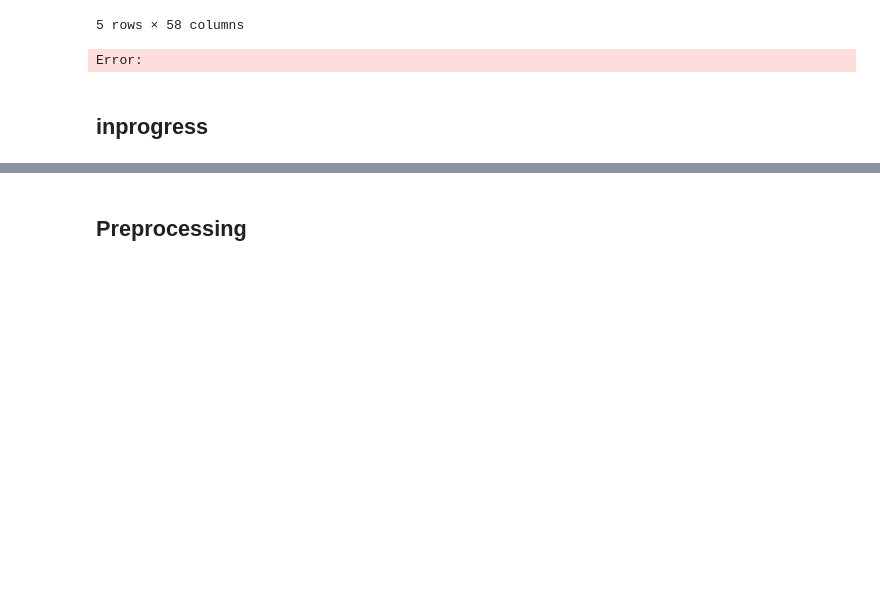
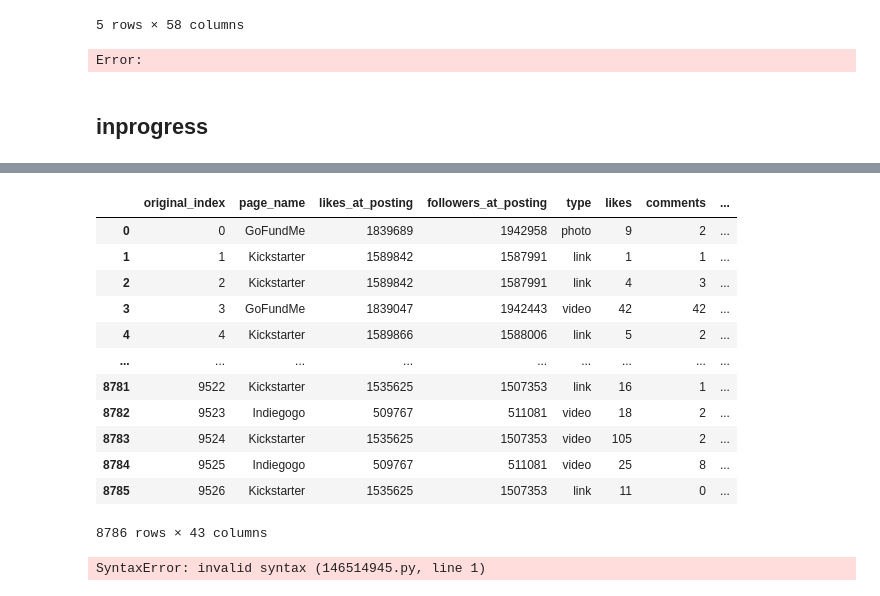
Before and after one commit to Akhil-Theerthala/Crowdfunding-Social-Media-Drivers, a Jupyter notebook: Data/initial_data_processing.ipynb, the cells around one changed output, grey strips where cells are left out. Saved outputs shown, nothing was run; the diff lists cells and outputs as text; code cells hidden in the pictures; blank space fills up the shorter version.

```diff
--- a/Data/initial_data_processing.ipynb
+++ b/Data/initial_data_processing.ipynb
@@ -531,5 +561,5 @@ topic_idx2label = {
     '10':	'Tech and Travel Gear'
 }
 # %%
-topic_cols = [f"topic_{x}" for x in range(11)]
+topic_cols = [f"topic_{x}" for x in range(8)]
 post_data.drop(topic_cols, axis=1, inplace=True)
@@ -536,10 +570,57 @@ post_data.drop(topic_cols, axis=1, inplace=True)
+# %%
+def get_topic_distribution(lda_model, corpus):
+    topic_distribution = []
+    for i in tqdm(range(len(corpus))):
+        topic_distribution.append(lda_model.get_document_topics(corpus[i]))
+    return topic_distribution
+
+def get_topic_scores(topic_distribution, num_topics):
+    all_topic_scores = []  # Renamed to avoid confusion
+
+
+    for i in range(len(topic_distribution)):
+        dist_scores = []
+        dist = topic_distribution[i]
+        topics_in_dist = [x[0] for x in dist]
+        topic_scores = [
+            x[1] for x in dist
+        ]  # This is okay, doesn't overwrite all_topic_scores
+        for topic_idx in range(num_topics):
+            if topic_idx not in topics_in_dist:
+                dist_scores.append(0)
+            else:
+                dist_scores.append(topic_scores[topics_in_dist.index(topic_idx)])
+
+        all_topic_scores.append(dist_scores)  # Append to the correct list
+
+    all_topic_scores = pd.DataFrame(
+        all_topic_scores, columns=[f"topic_{x}" for x in range(num_topics)]
+    )
+
+    return all_topic_scores
 # %%
 topic_distribution = get_topic_distribution(lda_model, corpus)
-all_topic_scores = get_topic_scores(topic_distribution)
+all_topic_scores = get_topic_scores(topic_distribution, lda_model.num_topics)
 
 post_data = pd.concat([post_data, all_topic_scores], axis=1)
-# post_data.drop(["post_text", "emoji_reactions"], axis=1, inplace=True)
+post_data.drop(["post_text", "emoji_reactions"], axis=1, inplace=True)
 post_data.to_csv(current_dir + "processed_data.csv", index=False)
+# %%
+post_data
+# %% [output]
+|  | original_index | page_name | likes_at_posting | followers_at_posting | type | likes | comments | ... |
+| 0 | 0 | GoFundMe | 1839689 | 1942958 | photo | 9 | 2 | ... |
+| 1 | 1 | Kickstarter | 1589842 | 1587991 | link | 1 | 1 | ... |
+| 2 | 2 | Kickstarter | 1589842 | 1587991 | link | 4 | 3 | ... |
+| 3 | 3 | GoFundMe | 1839047 | 1942443 | video | 42 | 42 | ... |
+| 4 | 4 | Kickstarter | 1589866 | 1588006 | link | 5 | 2 | ... |
+| ... | ... | ... | ... | ... | ... | ... | ... | ... |
+| 8781 | 9522 | Kickstarter | 1535625 | 1507353 | link | 16 | 1 | ... |
+| 8782 | 9523 | Indiegogo | 509767 | 511081 | video | 18 | 2 | ... |
+| 8783 | 9524 | Kickstarter | 1535625 | 1507353 | video | 105 | 2 | ... |
+| 8784 | 9525 | Indiegogo | 509767 | 511081 | video | 25 | 8 | ... |
+| 8785 | 9526 | Kickstarter | 1535625 | 1507353 | link | 11 | 0 | ... |
+8786 rows × 43 columns
 # %%
 top_words_per_topic = []
 for topic_id in range(lda_model.num_topics):
@@ -549,5 +630,16 @@ for topic_id in range(lda_model.num_topics):
 top_words_per_topic = pd.DataFrame(top_words_per_topic).T
 top_words_per_topic.columns = [f"topic_{x}" for x in range(12)]
 top_words_per_topic.T.to_csv(current_dir + "top_words_per_topic.csv", index=False)
-# %% [markdown]
-## Preprocessing
+# %%
+topic_names = {
+    0: 'Campaigner Tools & Logistics',
+    1: 'Sustainable Tech & Hardware Innovation',
+    2: 'Crowdfunding Marketing & Strategy',
+    3: 'Consumer Electronics & Home Gadgets',
+    4: 'Social Justice & Civic Engagement',
+    5: 'Emergency Relief & Community Support',
+    6: 'Virtual Events & Educational Webinars',
+    7: 'Electric Mobility & Scientific Innovation'
+}
+# %% [output]
+SyntaxError: invalid syntax (146514945.py, line 1)
```
Also changed, not shown: parts of 12 cells of this notebook, 19 other files.
